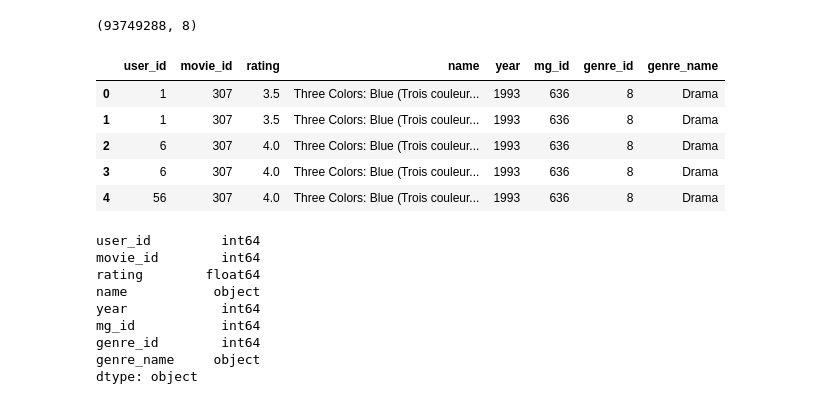
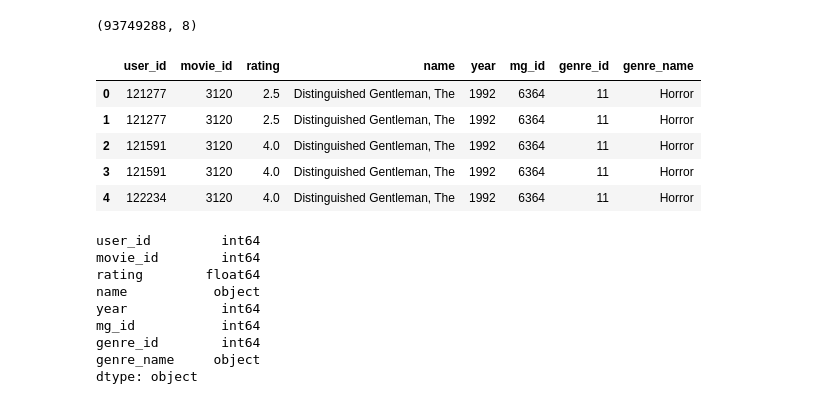
Before and after one commit to HelyxM/Final-Project, a Jupyter notebook: movies_ML_Analysis.ipynb, the cells around one changed output. Cells and saved outputs as stored; diff of their text form; code cells hidden in the pictures.

```diff
--- a/movies_ML_Analysis.ipynb
+++ b/movies_ML_Analysis.ipynb
@@ -204,8 +203,11 @@ movies_ratings_df.shape
 # %% [output]
 (27746572, 5)
 # %%
-movies_ratings_mvgenres_df = movies_ratings_df.merge(movie_genre_df, left_on = "movie_id", right_on = "movie_id")
+# movies_ratings_mvgenres_df = movies_ratings_df.merge(movie_genre_df, left_on = "movie_id", right_on = "movie_id")
 
-movies_ratings_mvgenres_df.head()
+# movies_ratings_mvgenres_df.head()
+movies_ratings_df = movies_ratings_df.merge(movie_genre_df, left_on = "movie_id", right_on = "movie_id")
+
+movies_ratings_df.head()
 # %% [output]
 |  | user_id | movie_id | rating | name | year | mg_id | genre_id |
@@ -219,18 +222,21 @@ movies_ratings_mvgenres_df.shape
 # %% [output]
 (93749288, 7)
 # %%
-movies_ratings_genres_df = movies_ratings_mvgenres_df.merge(genres_df, left_on = "genre_id", right_on = "genre_id")
+# movies_ratings_genres_df = movies_ratings_mvgenres_df.merge(genres_df, left_on = "genre_id", right_on = "genre_id")
+# movies_ratings_genres_df.shape
 
-movies_ratings_genres_df.shape
+movies_ratings_df = movies_ratings_df.merge(genres_df, left_on = "genre_id", right_on = "genre_id")
+movies_ratings_df.shape
 # %% [output]
 (93749288, 8)
 # %%
-movies_ratings_genres_df.head()
+# movies_ratings_genres_df.head()
+movies_ratings_df.head()
 # %% [output]
 |  | user_id | movie_id | rating | name | year | mg_id | genre_id | genre_name |
-| 0 | 1 | 307 | 3.5 | Three Colors: Blue (Trois couleur... | 1993 | 636 | 8 | Drama |
-| 1 | 1 | 307 | 3.5 | Three Colors: Blue (Trois couleur... | 1993 | 636 | 8 | Drama |
-| 2 | 6 | 307 | 4.0 | Three Colors: Blue (Trois couleur... | 1993 | 636 | 8 | Drama |
-| 3 | 6 | 307 | 4.0 | Three Colors: Blue (Trois couleur... | 1993 | 636 | 8 | Drama |
-| 4 | 56 | 307 | 4.0 | Three Colors: Blue (Trois couleur... | 1993 | 636 | 8 | Drama |
+| 0 | 121277 | 3120 | 2.5 | Distinguished Gentleman, The | 1992 | 6364 | 11 | Horror |
+| 1 | 121277 | 3120 | 2.5 | Distinguished Gentleman, The | 1992 | 6364 | 11 | Horror |
+| 2 | 121591 | 3120 | 4.0 | Distinguished Gentleman, The | 1992 | 6364 | 11 | Horror |
+| 3 | 121591 | 3120 | 4.0 | Distinguished Gentleman, The | 1992 | 6364 | 11 | Horror |
+| 4 | 122234 | 3120 | 4.0 | Distinguished Gentleman, The | 1992 | 6364 | 11 | Horror |
 # %%
```
Also changed, not shown: parts of 74 cells of this notebook.
